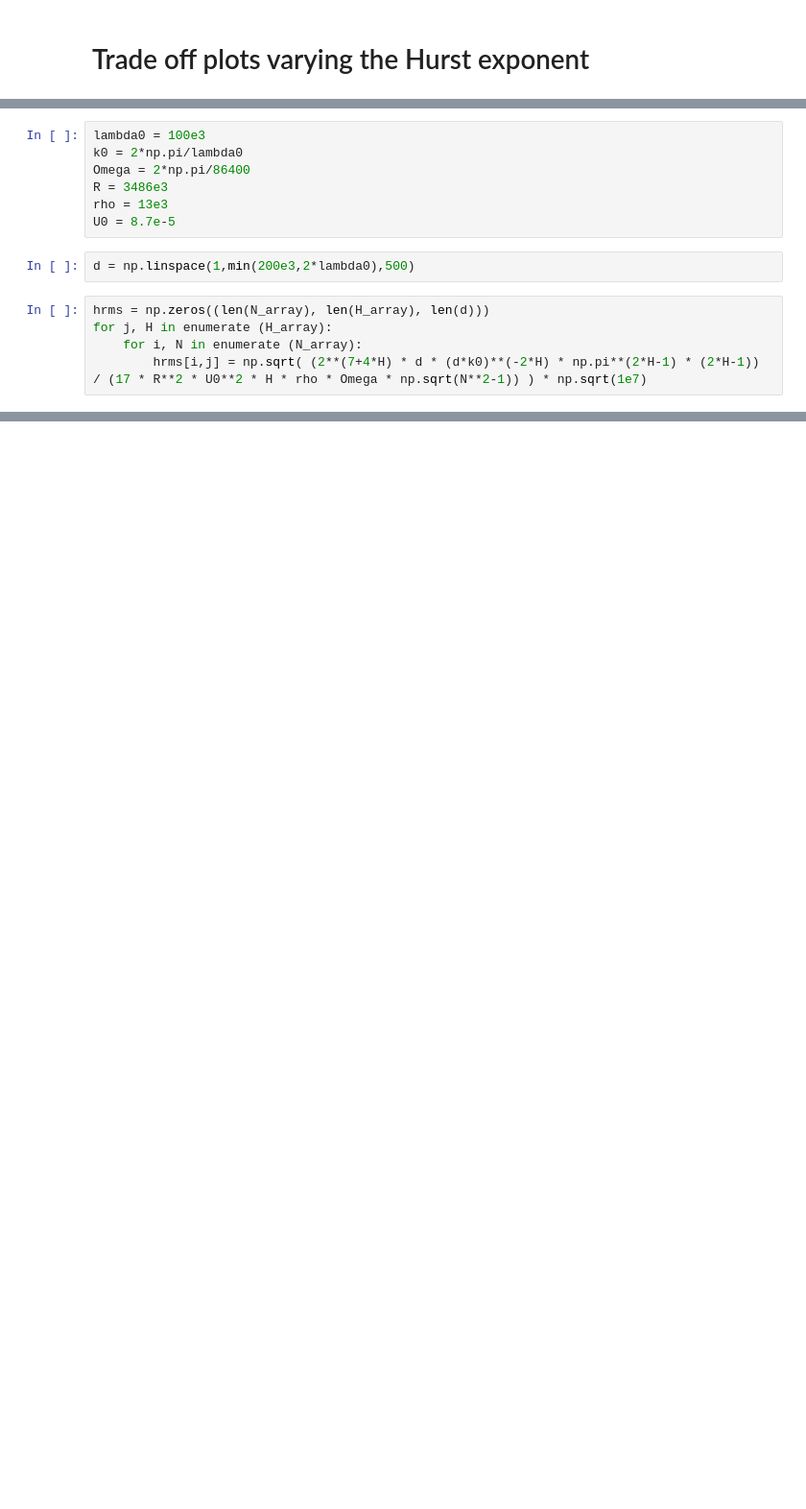
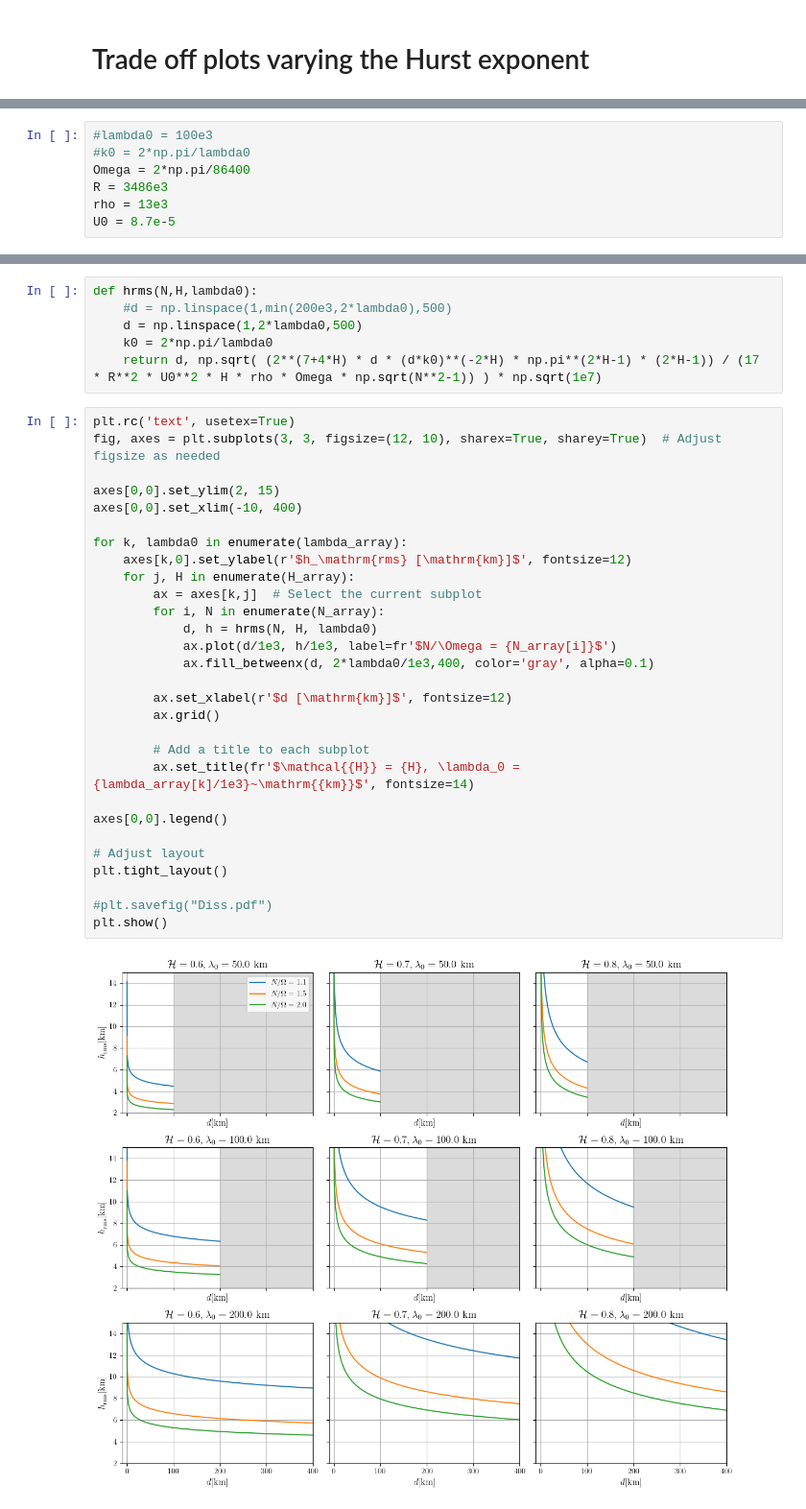
Before and after one commit to AnkitBarik/topo_nutation, a Jupyter notebook: trade-off.ipynb, the cells around one changed output, grey strips where cells are left out. Shown at 96% size. Drawn from its saved outputs; the diff is of its cells as text; blank space fills up the shorter version.

```diff
--- a/trade-off.ipynb
+++ b/trade-off.ipynb
@@ -45,14 +47,7 @@ H_array = np.array([0.6,0.7,0.8,0.9]) # Hurst exponent
 # %%
-lambda0 = 100e3
-k0 = 2*np.pi/lambda0
+#lambda0 = 100e3
+#k0 = 2*np.pi/lambda0
 Omega = 2*np.pi/86400
 R = 3486e3
 rho = 13e3
 U0 = 8.7e-5
-# %%
-d = np.linspace(1,min(200e3,2*lambda0),500)
-# %%
-hrms = np.zeros((len(N_array), len(H_array), len(d)))
-for j, H in enumerate (H_array):
-    for i, N in enumerate (N_array):
-        hrms[i,j] = np.sqrt( (2**(7+4*H) * d * (d*k0)**(-2*H) * np.pi**(2*H-1) * (2*H-1)) / (17 * R**2 * U0**2 * H * rho * Omega * np.sqrt(N**2-1)) ) * np.sqrt(1e7)
@@ -84,0 +54,37 @@ plt.show()
+# %%
+def hrms(N,H,lambda0):
+    #d = np.linspace(1,min(200e3,2*lambda0),500)
+    d = np.linspace(1,2*lambda0,500)
+    k0 = 2*np.pi/lambda0
+    return d, np.sqrt( (2**(7+4*H) * d * (d*k0)**(-2*H) * np.pi**(2*H-1) * (2*H-1)) / (17 * R**2 * U0**2 * H * rho * Omega * np.sqrt(N**2-1)) ) * np.sqrt(1e7)
+# %%
+plt.rc('text', usetex=True)
+fig, axes = plt.subplots(3, 3, figsize=(12, 10), sharex=True, sharey=True)  # Adjust figsize as needed
+
+axes[0,0].set_ylim(2, 15)
+axes[0,0].set_xlim(-10, 400)
+
+for k, lambda0 in enumerate(lambda_array):
+    axes[k,0].set_ylabel(r'$h_\mathrm{rms} [\mathrm{km}]$', fontsize=12)
+    for j, H in enumerate(H_array):
+        ax = axes[k,j]  # Select the current subplot
+        for i, N in enumerate(N_array):
+            d, h = hrms(N, H, lambda0)
+            ax.plot(d/1e3, h/1e3, label=fr'$N/\Omega = {N_array[i]}$')
+            ax.fill_betweenx(d, 2*lambda0/1e3,400, color='gray', alpha=0.1)
+
+        ax.set_xlabel(r'$d [\mathrm{km}]$', fontsize=12)
+        ax.grid()
+
+        # Add a title to each subplot
+        ax.set_title(fr'$\mathcal{{H}} = {H}, \lambda_0 = {lambda_array[k]/1e3}~\mathrm{{km}}$', fontsize=14)
+
+axes[0,0].legend()
+
+# Adjust layout
+plt.tight_layout()
+
+#plt.savefig("Diss.pdf")
+plt.show()
+# %% [output]
+[figure, added]
```
Also changed, not shown: parts of 4 cells of this notebook, 1 other file.
